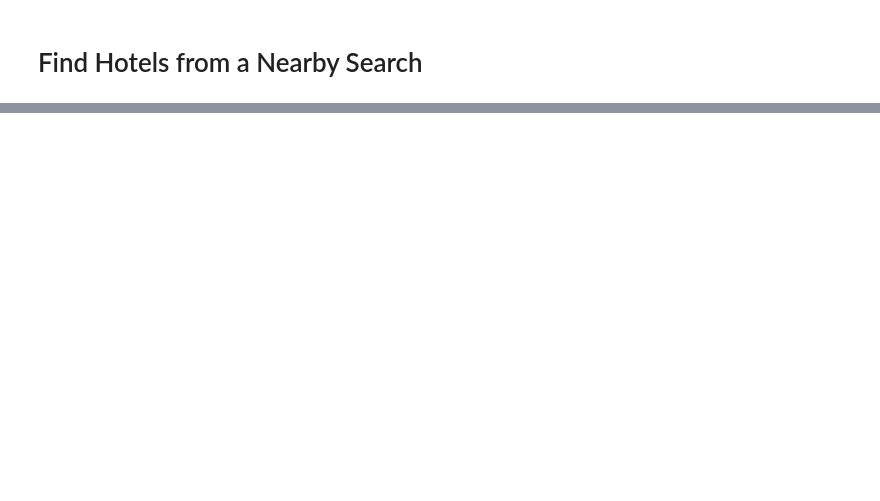
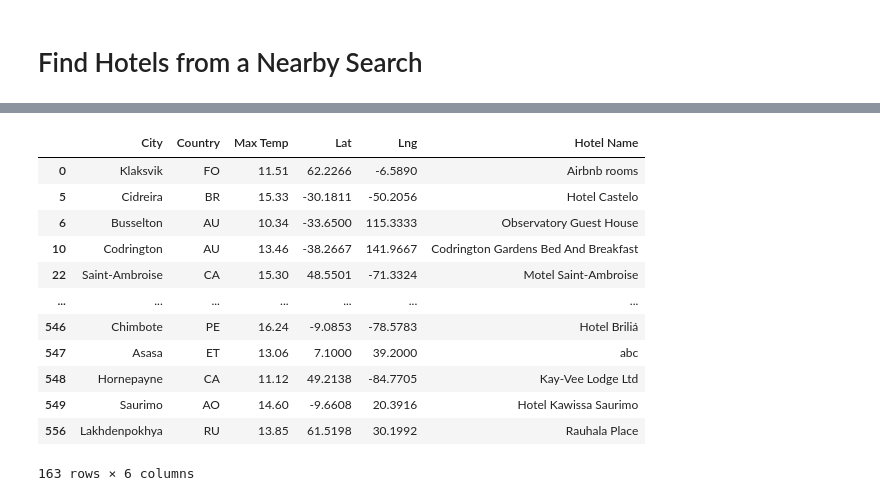
Before and after one commit to carloshgalvan95/World_Weather_Analysis, a Jupyter notebook: VacationPy.ipynb, the cells around one changed output, grey strips where cells are left out. Saved outputs shown, nothing was run; the diff lists cells and outputs as text; code cells hidden in the pictures; blank space fills up the shorter version.

```diff
--- a/VacationPy.ipynb
+++ b/VacationPy.ipynb
@@ -189,7 +189,7 @@ hotel_df.head(10)
 # %%
 # Set parameters to search for a hotel.
 params = {
-    "radius": 10000000000,
+    "radius": 5000,
     "type": "lodging",
     "key": g_key
 }
@@ -236,0 +236,16 @@ Hotel not found... skipping.
+# %%
+hotel_df
+# %% [output]
+|  | City | Country | Max Temp | Lat | Lng | Hotel Name |
+| 0 | Klaksvik | FO | 11.51 | 62.2266 | -6.5890 | Airbnb rooms |
+| 5 | Cidreira | BR | 15.33 | -30.1811 | -50.2056 | Hotel Castelo |
+| 6 | Busselton | AU | 10.34 | -33.6500 | 115.3333 | Observatory Guest House |
+| 10 | Codrington | AU | 13.46 | -38.2667 | 141.9667 | Codrington Gardens Bed And Breakfast |
+| 22 | Saint-Ambroise | CA | 15.30 | 48.5501 | -71.3324 | Motel Saint-Ambroise |
+| ... | ... | ... | ... | ... | ... | ... |
+| 546 | Chimbote | PE | 16.24 | -9.0853 | -78.5783 | Hotel Briliá |
+| 547 | Asasa | ET | 13.06 | 7.1000 | 39.2000 | abc |
+| 548 | Hornepayne | CA | 11.12 | 49.2138 | -84.7705 | Kay-Vee Lodge Ltd |
+| 549 | Saurimo | AO | 14.60 | -9.6608 | 20.3916 | Hotel Kawissa Saurimo |
+| 556 | Lakhdenpokhya | RU | 13.85 | 61.5198 | 30.1992 | Rauhala Place |
+163 rows × 6 columns
```
Also changed, not shown: parts of 7 cells of this notebook, 2 other files.
